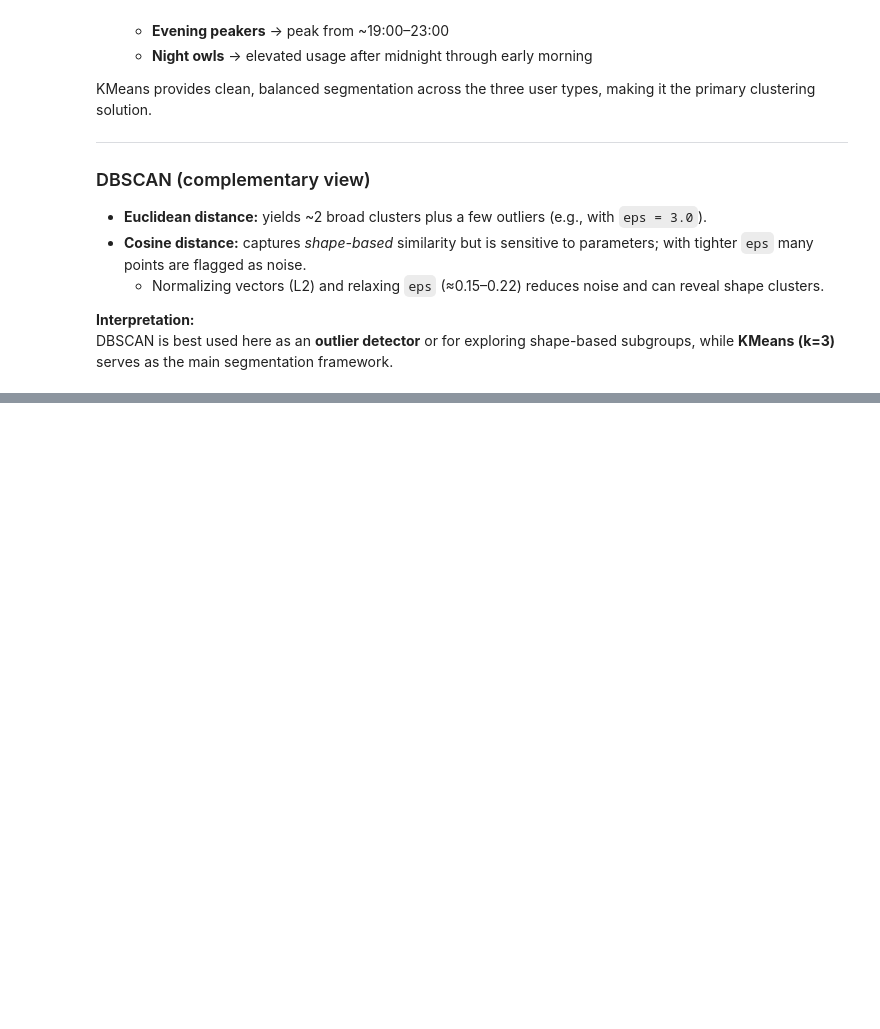
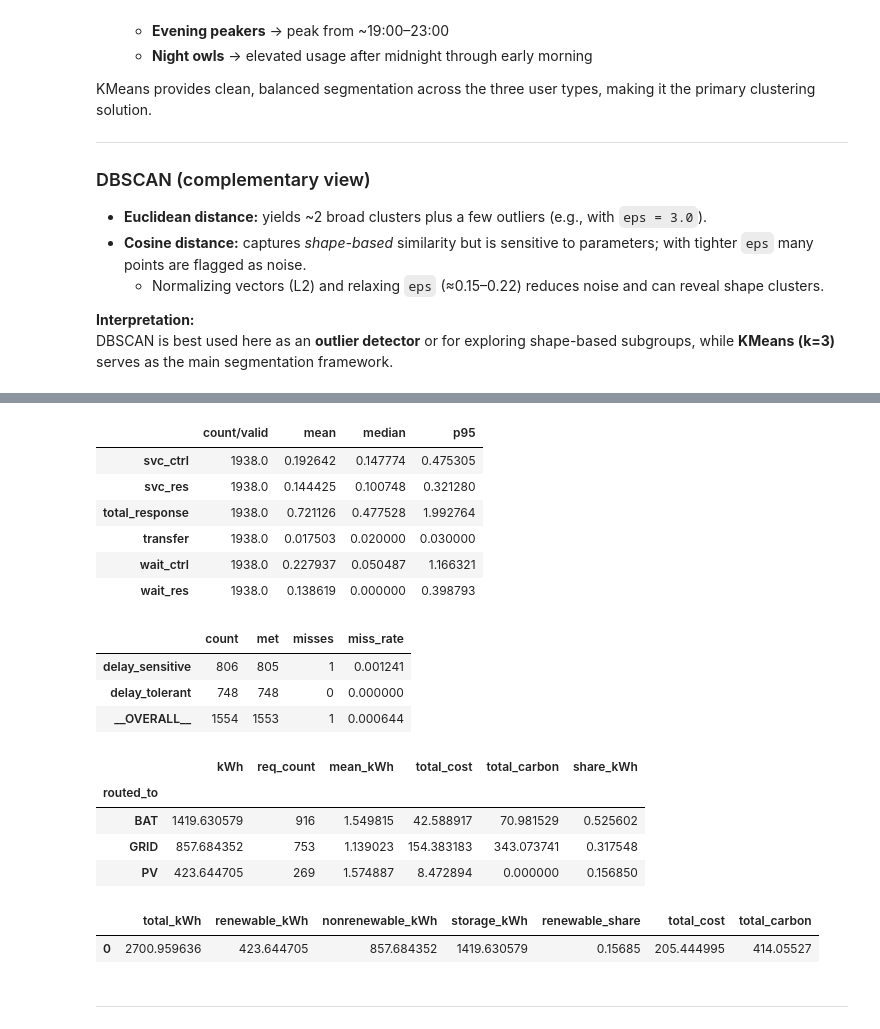
Before and after one commit to matin-mb/smartgrid-sim, a Jupyter notebook: Copy_of_smartgrid_sim.ipynb, the cells around one changed output, grey strips where cells are left out. Cells and saved outputs as stored; diff of their text form; code cells hidden in the pictures; blank space fills up the shorter version.

```diff
--- a/Copy_of_smartgrid_sim.ipynb
+++ b/Copy_of_smartgrid_sim.ipynb
@@ -2455,0 +3019,35 @@ DBSCAN is best used here as an **outlier detector** or for exploring shape-based
+# %%
+# (optional) protect urgent jobs at resources too
+cfg.res_policy = PolicyType.EDF
+
+# attach + train
+rl_cfg = RLConfig()  # defaults already tuned (episodes=40, w_miss=24, w_late_per_min=2.0, w_cost=1.5)
+attach_rl(cfg, actions=list(cfg.lambda_res.keys()), rl_cfg=rl_cfg)
+agent = train_q_agent(cfg, group_mix, outage_plan=out_plan)  # same outage plan as 4.1/4.2
+
+# evaluate (greedy)
+df_rl = eval_q_agent(cfg, group_mix, outage_plan=out_plan)
+overall_rl, pergrp_rl, miss_rl = summarize_metrics(df_rl)
+by_res_rl, energy_rl = energy_summary(df_rl, cfg)
+display(overall_rl, miss_rl, by_res_rl, energy_rl)
+# %% [output]
+|  | count/valid | mean | median | p95 |
+| svc_ctrl | 1938.0 | 0.192642 | 0.147774 | 0.475305 |
+| svc_res | 1938.0 | 0.144425 | 0.100748 | 0.321280 |
+| total_response | 1938.0 | 0.721126 | 0.477528 | 1.992764 |
+| transfer | 1938.0 | 0.017503 | 0.020000 | 0.030000 |
+| wait_ctrl | 1938.0 | 0.227937 | 0.050487 | 1.166321 |
+| wait_res | 1938.0 | 0.138619 | 0.000000 | 0.398793 |
+|  | count | met | misses | miss_rate |
+| delay_sensitive | 806 | 805 | 1 | 0.001241 |
+| delay_tolerant | 748 | 748 | 0 | 0.000000 |
+| __OVERALL__ | 1554 | 1553 | 1 | 0.000644 |
+|  | kWh | req_count | mean_kWh | total_cost | total_carbon | share_kWh |
+| routed_to |  |  |  |  |  |  |
+| BAT | 1419.630579 | 916 | 1.549815 | 42.588917 | 70.981529 | 0.525602 |
+| GRID | 857.684352 | 753 | 1.139023 | 154.383183 | 343.073741 | 0.317548 |
+| PV | 423.644705 | 269 | 1.574887 | 8.472894 | 0.000000 | 0.156850 |
+|  | total_kWh | renewable_kWh | nonrenewable_kWh | storage_kWh | renewable_share | total_cost | total_carbon |
+| 0 | 2700.959636 | 423.644705 | 857.684352 | 1419.630579 | 0.15685 | 205.444995 | 414.05527 |
+# %% [markdown]
+---
```
Also changed, not shown: parts of 15 cells of this notebook, 1 other file.
